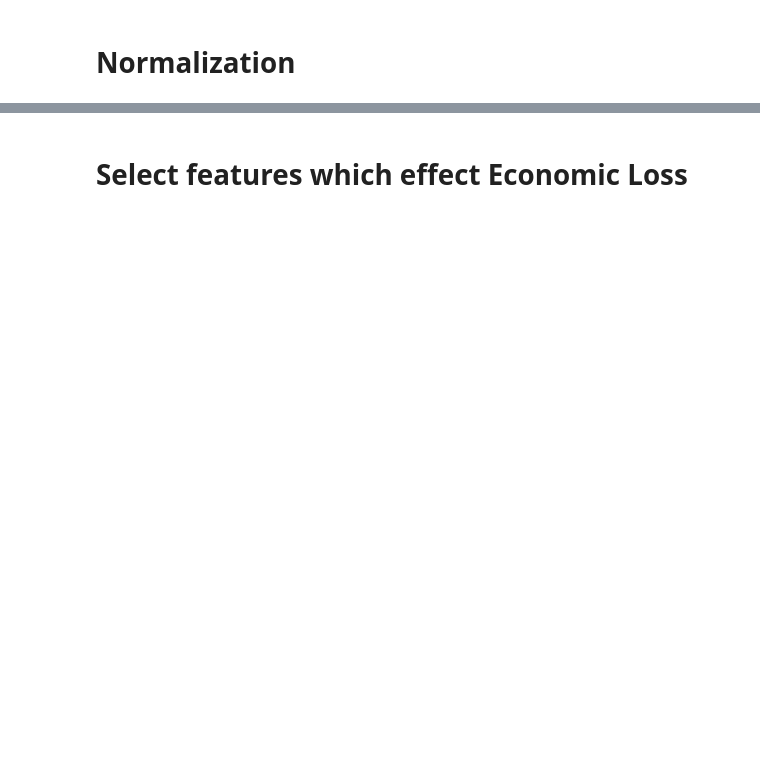
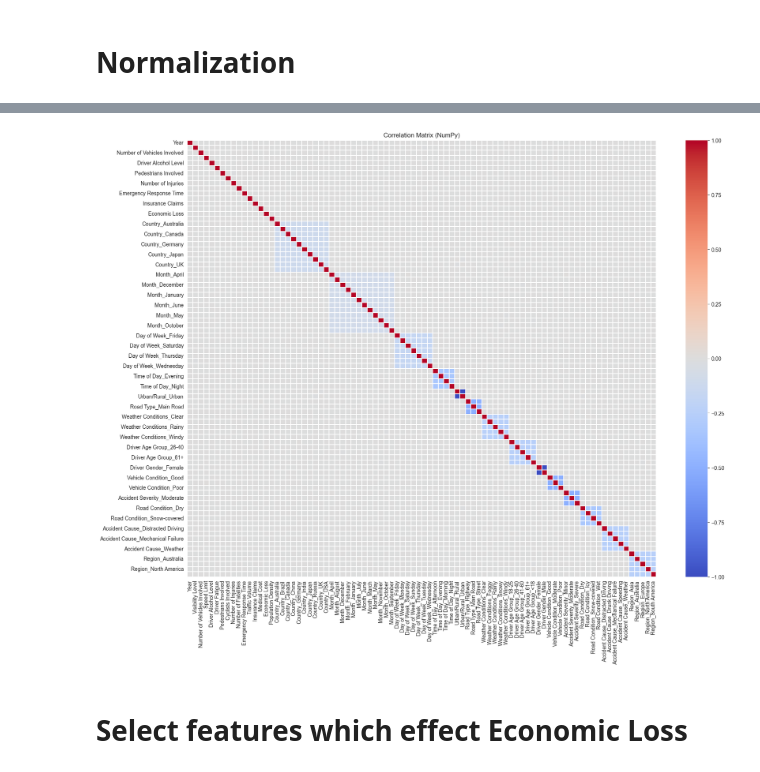
Before and after one commit to muhammadsaadx/Linear-Regression-from-Scratch, a Jupyter notebook: LinearRegression.ipynb, the cells around one changed output, grey strips where cells are left out. Saved outputs shown, nothing was run; the diff lists cells and outputs as text; code cells hidden in the pictures; blank space fills up the shorter version.

```diff
--- a/LinearRegression.ipynb
+++ b/LinearRegression.ipynb
@@ -123,0 +122,8 @@ print(data.head())
+# %%
+
+plt.figure(figsize=(20, 15))
+sns.heatmap(correlation_matrix, annot=False, cmap="coolwarm", linewidths=0.1)
+plt.title("Correlation Matrix (NumPy)")
+plt.show()
+# %% [output]
+[figure, added]
```
Also changed, not shown: parts of 26 cells of this notebook.
